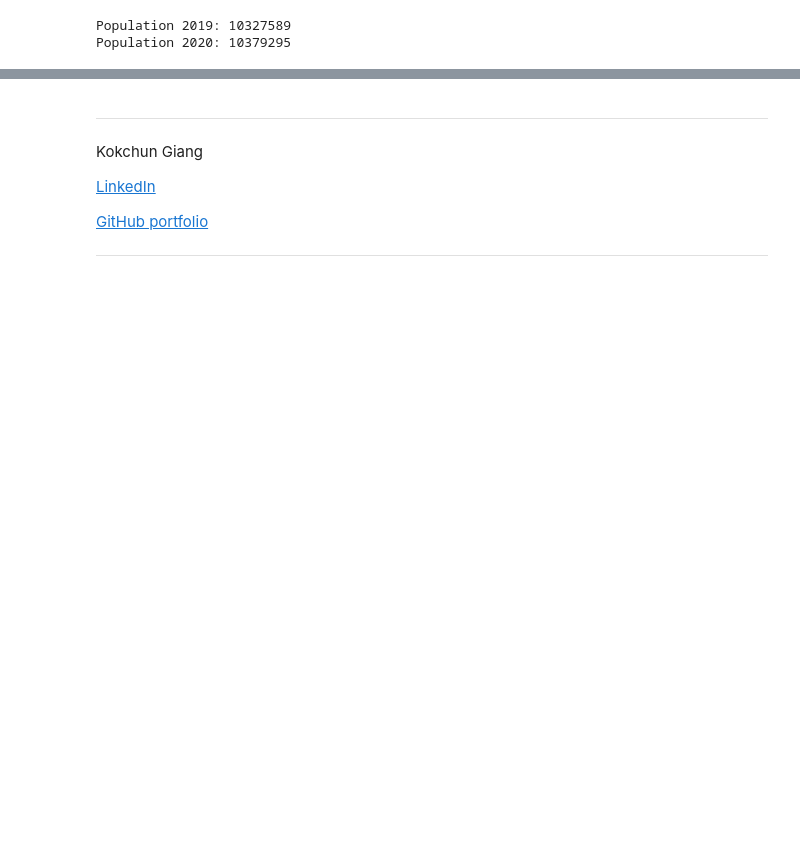
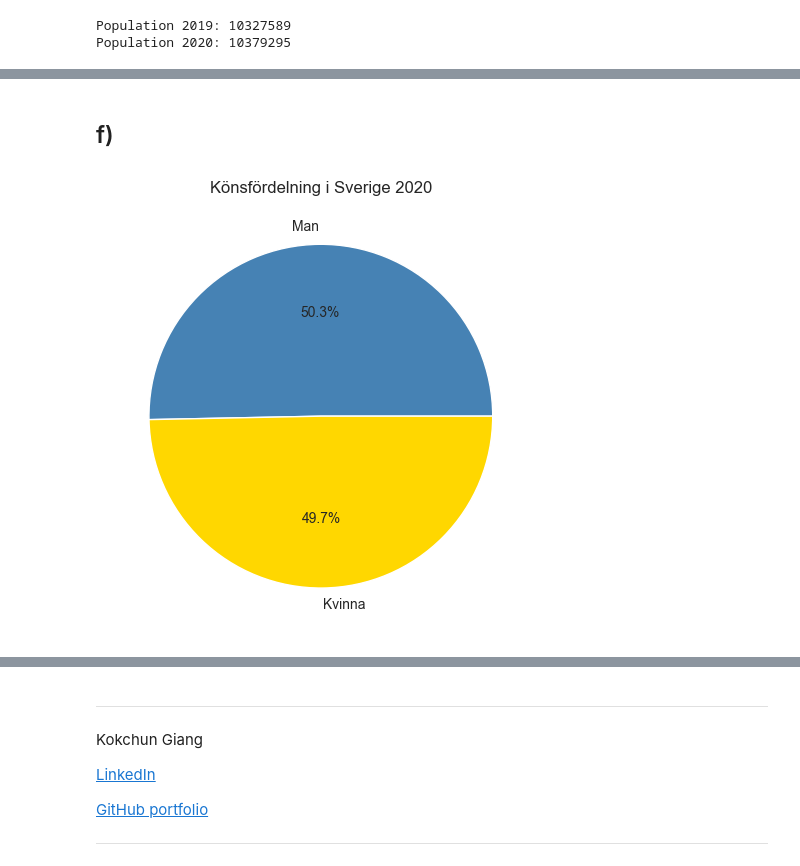
Before and after one commit to SebastianPetersson/Databehandling-SEBASTIAN-PETERSSON, a Jupyter notebook: Exercises/E00_pandas_basic_syntax.ipynb, the cells around one changed output, grey strips where cells are left out. Saved outputs shown, nothing was run; the diff lists cells and outputs as text; code cells hidden in the pictures; blank space fills up the shorter version.

```diff
--- a/Exercises/E00_pandas_basic_syntax.ipynb
+++ b/Exercises/E00_pandas_basic_syntax.ipynb
@@ -394,0 +397,18 @@ h)
+# %%
+kvinnor = pd.read_excel('komtopp50_2020.xlsx', sheet_name='Kvinnor', header=6)
+män = pd.read_excel('komtopp50_2020.xlsx', sheet_name='Män', header=6)
+
+def rename_columns(df, kön):
+
+    df.columns = ['Rang 2020',
+                  'Rang 2019',
+                  'Kommun',
+                  'Folkmängd 2020',
+                  'Folkmängd 2019',
+                  'Förändring']
+    df['Kön'] = kön
+    df.drop('Rang 2020', axis = 1, inplace = True)
+    df.drop('Rang 2019', axis = 1, inplace = True)
+
+rename_columns(kvinnor, 'Kvinna')
+rename_columns(män, 'Man')
@@ -394,0 +543,19 @@ h)
+# %% [markdown]
+## f)
+# %%
+import pandas as pd
+import matplotlib.pyplot as plt
+
+könsfördelning = pd.Series({
+    'Man' : män['Folkmängd 2020'].sum(),
+    'Kvinna' : kvinnor['Folkmängd 2020'].sum()}
+)
+
+könsfördelning.plot.pie(autopct = '%1.1f%%',
+                        colors = ['steelblue', 'gold'],
+                        title = 'Könsfördelning i Sverige 2020'
+
+                        )
+plt.tight_layout()
+# %% [output]
+[figure, added]
```
Also changed, not shown: parts of 23 cells of this notebook.
